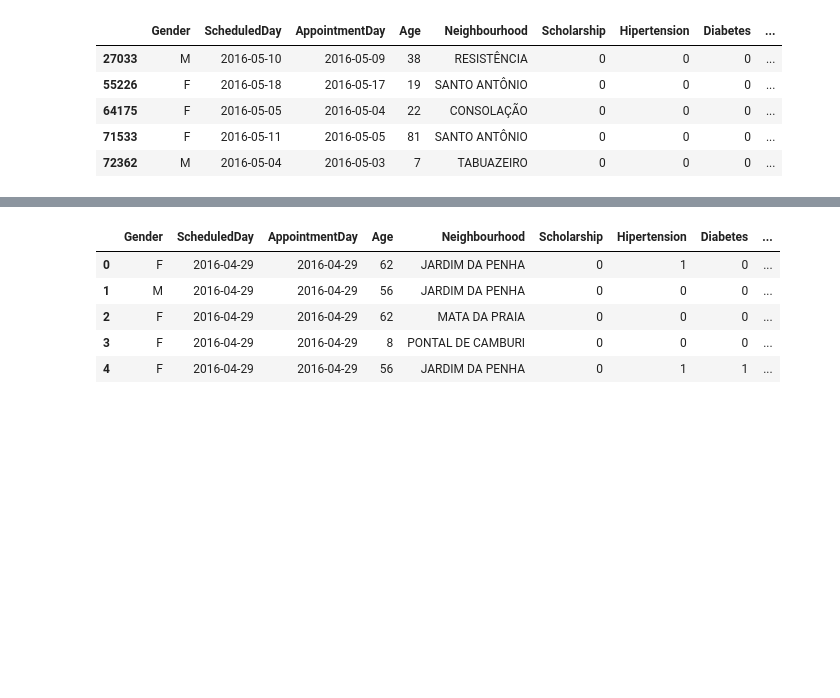
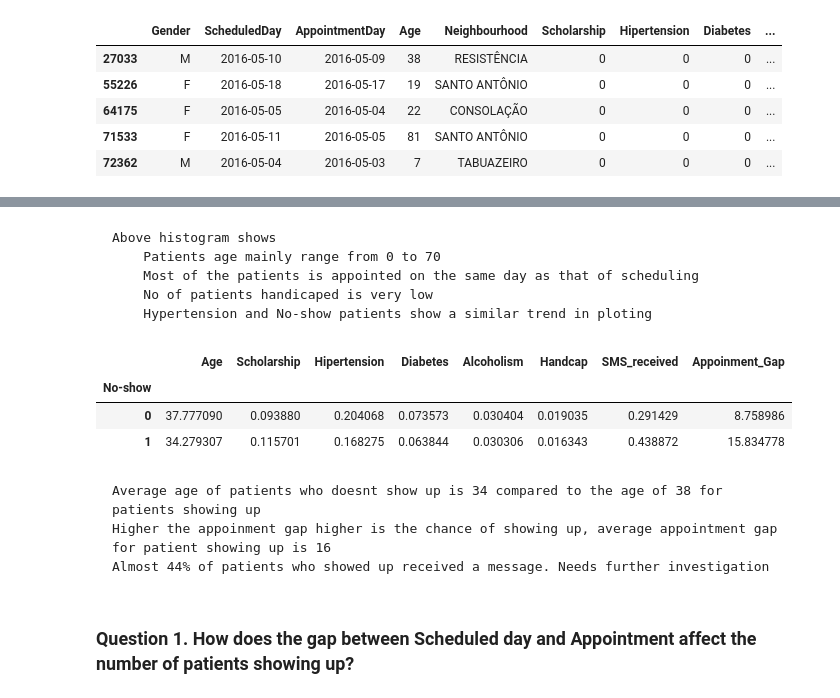
Before and after one commit to Sibin-Sibi/Noshow_appoinments, a Jupyter notebook: model.ipynb, the cells around one changed output, grey strips where cells are left out. Saved outputs shown, nothing was run; the diff lists cells and outputs as text; code cells hidden in the pictures; blank space fills up the shorter version.

```diff
--- a/model.ipynb
+++ b/model.ipynb
@@ -177,5 +178,9 @@ SceduledDay is the day someone called or registered the appointment, , and Appoi
  AppoinmentDay cannot be before scheduled day, so the rows with negative appoinment gap will be considered as an outlier
 # %%
 # removing the row with appoinment gap = -1 and -6
-data = data[data.Appoinment_Gap != -1 ]
+
+
+col = [-1,-6]
+for c in col:
+    data = data[data.Appoinment_Gap != c]
 # %%
@@ -189,0 +218,6 @@ data['No-show'] = data['No-show'].apply(lambda x : 1 if x == 'Yes'else 0)
+# %%
+#removing rows with values 2,3,4 for 'handcap'
+
+col = [2,3,4]
+for c in col:
+    data = data[data.Handcap != c]
@@ -190,9 +239,22 @@ data['No-show'] = data['No-show'].apply(lambda x : 1 if x == 'Yes'else 0)
+# %% [markdown]
+    Above histogram shows
+        Patients age mainly range from 0 to 70
+        Most of the patients is appointed on the same day as that of scheduling
+        No of patients handicaped is very low
+        Hypertension and No-show patients show a similar trend in ploting
+# %%
+#grouping by No-show
+showdata = data.groupby('No-show').mean()
 # %%
-data.head()
+showdata.head()
 # %% [output]
-|  | Gender | ScheduledDay | AppointmentDay | Age | Neighbourhood | Scholarship | Hipertension | Diabetes | ... |
-| 0 | F | 2016-04-29 | 2016-04-29 | 62 | JARDIM DA PENHA | 0 | 1 | 0 | ... |
-| 1 | M | 2016-04-29 | 2016-04-29 | 56 | JARDIM DA PENHA | 0 | 0 | 0 | ... |
-| 2 | F | 2016-04-29 | 2016-04-29 | 62 | MATA DA PRAIA | 0 | 0 | 0 | ... |
-| 3 | F | 2016-04-29 | 2016-04-29 | 8 | PONTAL DE CAMBURI | 0 | 0 | 0 | ... |
-| 4 | F | 2016-04-29 | 2016-04-29 | 56 | JARDIM DA PENHA | 0 | 1 | 1 | ... |
+|  | Age | Scholarship | Hipertension | Diabetes | Alcoholism | Handcap | SMS_received | Appoinment_Gap |
+| No-show |  |  |  |  |  |  |  |  |
+| 0 | 37.777090 | 0.093880 | 0.204068 | 0.073573 | 0.030404 | 0.019035 | 0.291429 | 8.758986 |
+| 1 | 34.279307 | 0.115701 | 0.168275 | 0.063844 | 0.030306 | 0.016343 | 0.438872 | 15.834778 |
+# %% [markdown]
+    Average age of patients who doesnt show up is 34 compared to the age of 38 for patients showing up
+    Higher the appoinment gap higher is the chance of showing up, average appointment gap for patient showing up is 16
+    Almost 44% of patients who showed up received a message. Needs further investigation
+# %% [markdown]
+### Question 1. How does the gap between Scheduled day and Appointment affect the number of patients showing up?
```
Also changed, not shown: parts of 50 cells of this notebook.
